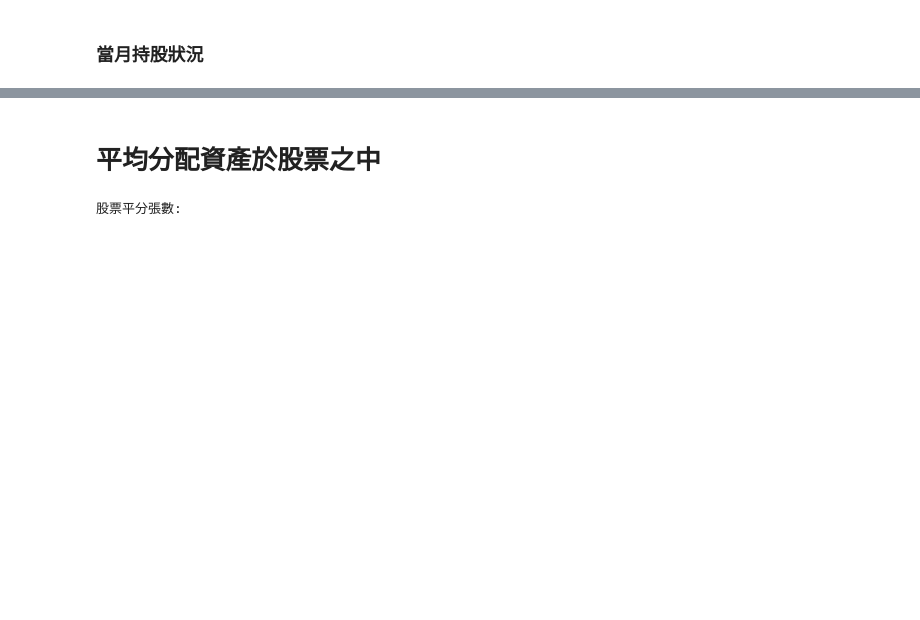
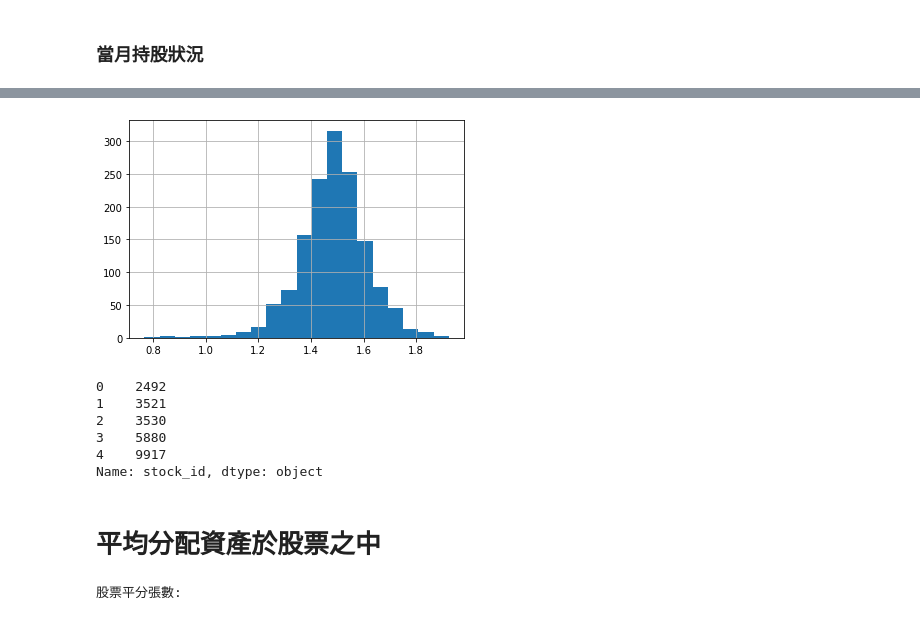
Before and after one commit to dreyhsu/TW_stock, a Jupyter notebook: u25_stock_all.ipynb, the cells around one changed output, grey strips where cells are left out. Cells and saved outputs as stored; diff of their text form; code cells hidden in the pictures; blank space fills up the shorter version.

```diff
--- a/u25_stock_all.ipynb
+++ b/u25_stock_all.ipynb
@@ -372,3 +440,23 @@ slist1 = rank[condition].reset_index()['stock_id']
+# %%
+condition1 = (rank >= rank.nlargest(5).iloc[-1])
+
+# plot rank distribution
+rank.hist(bins=20)
+
+
+# show the best 20 stocks
+slist2 = rank[condition1].reset_index()['stock_id']
+# %% [output]
+[figure, added]
+# %%
+slist2
+# %% [output]
+0    2492
+1    3521
+2    3530
+3    5880
+4    9917
+Name: stock_id, dtype: object
 # %% [markdown]
 # 平均分配資產於股票之中
 # %%
```
Also changed, not shown: parts of 19 cells of this notebook.
